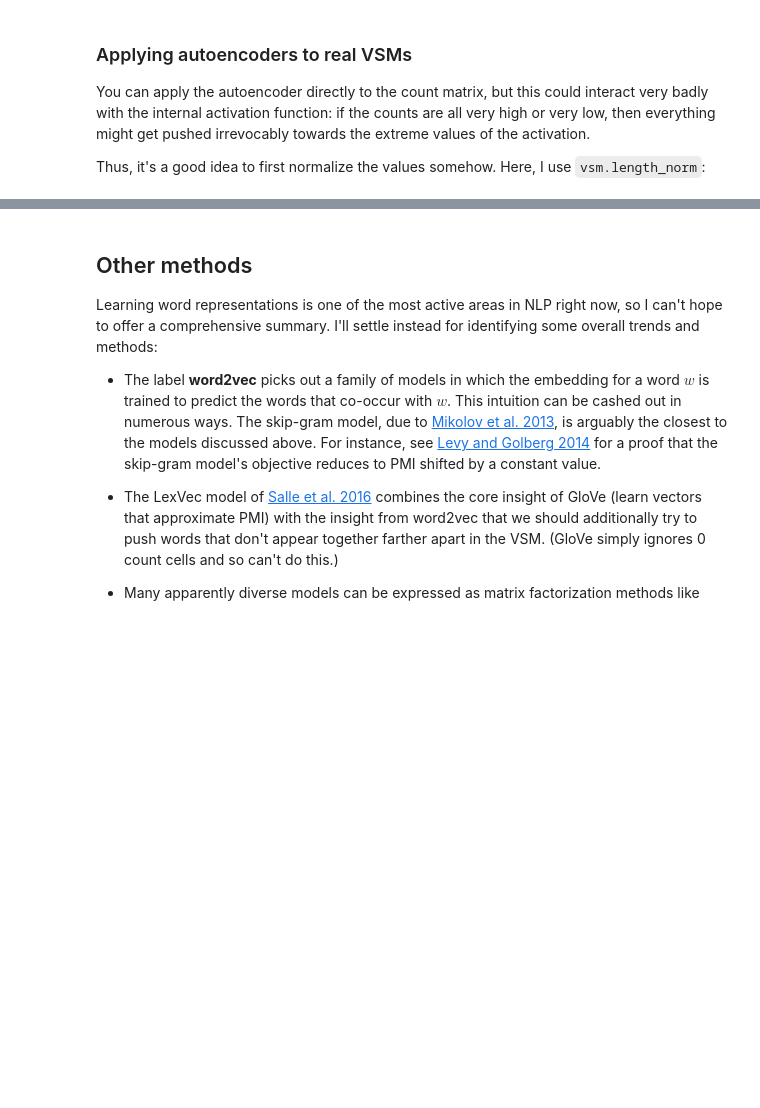
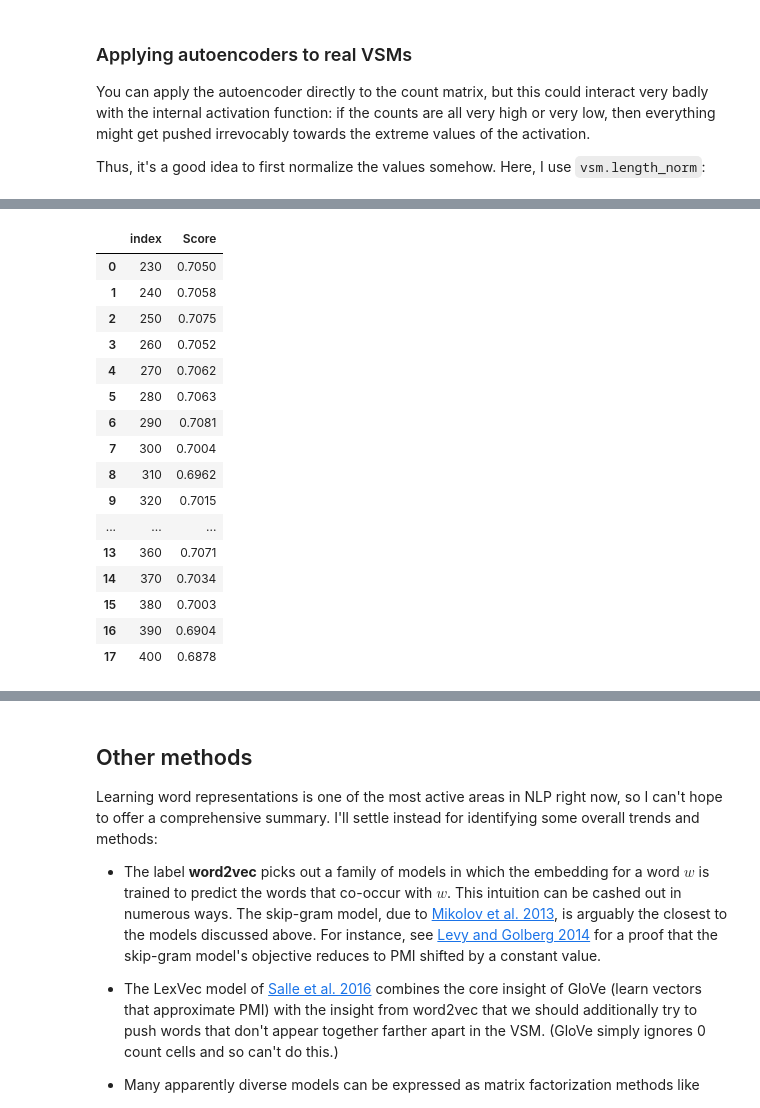
Before and after one commit to americanthinker/cs224u, a Jupyter notebook: vsm_02_dimreduce.ipynb, the cells around one changed output, grey strips where cells are left out. Drawn from its saved outputs; the diff is of its cells as text; code cells hidden in the pictures; blank space fills up the shorter version.

```diff
--- a/vsm_02_dimreduce.ipynb
+++ b/vsm_02_dimreduce.ipynb
@@ -390,3 +397,9 @@ Autoencoder evaluation MSE after 100 evaluations: 0.0007
 You can apply the autoencoder directly to the count matrix, but this could interact very badly with the internal activation function: if the counts are all very high or very low, then everything might get pushed irrevocably towards the extreme values of the activation.
 
 Thus, it's a good idea to first normalize the values somehow. Here, I use `vsm.length_norm`:
+# %%
+VSM_HOME = os.path.join('data', 'vsmdata')
+DATA_HOME = os.path.join('data', 'wordrelatedness')
+
+dev = pd.read_csv(os.path.join(DATA_HOME, "cs224u-wordrelatedness-dev.csv"))
+highest = devdf_generator(dev, scoring='highest')
@@ -426,0 +462,22 @@ dtype: float64
+# %%
+score_df = pd.DataFrame.from_dict(scores, orient='index', columns=['Score'])
+score_df = score_df.reset_index()
+score_df
+# %% [output]
+|  | index | Score |
+| 0 | 230 | 0.7050 |
+| 1 | 240 | 0.7058 |
+| 2 | 250 | 0.7075 |
+| 3 | 260 | 0.7052 |
+| 4 | 270 | 0.7062 |
+| 5 | 280 | 0.7063 |
+| 6 | 290 | 0.7081 |
+| 7 | 300 | 0.7004 |
+| 8 | 310 | 0.6962 |
+| 9 | 320 | 0.7015 |
+| ... | ... | ... |
+| 13 | 360 | 0.7071 |
+| 14 | 370 | 0.7034 |
+| 15 | 380 | 0.7003 |
+| 16 | 390 | 0.6904 |
+| 17 | 400 | 0.6878 |
```
Also changed, not shown: parts of 18 cells of this notebook, 3 other files.
